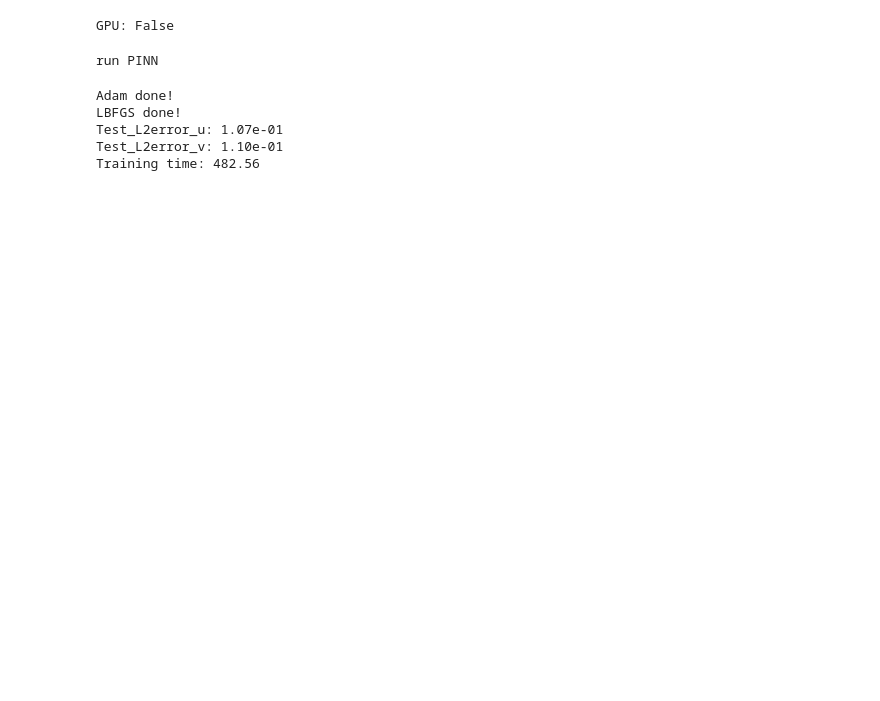
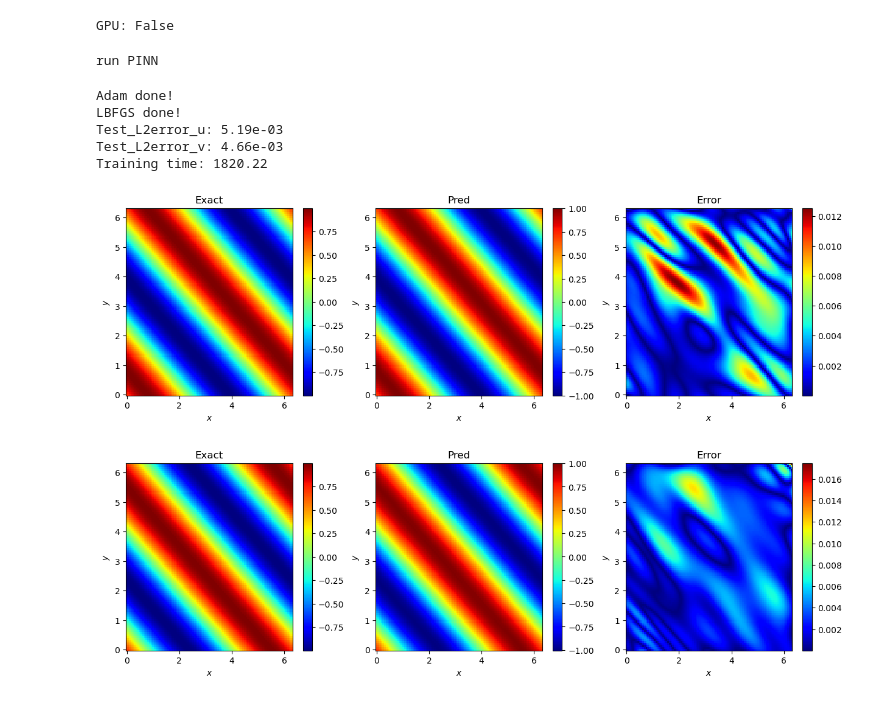
Before and after one commit to lvj0/Lvj_first, a Jupyter notebook: test_withtime_baseline.ipynb, the cells around one changed output. Drawn from its saved outputs; the diff is of its cells as text; code cells hidden in the pictures; blank space fills up the shorter version.

```diff
--- a/test_withtime_baseline.ipynb
+++ b/test_withtime_baseline.ipynb
@@ -18,7 +18,7 @@ np.random.seed(seed)
 use_gpu = torch.cuda.is_available()
 print('GPU:', use_gpu)
 adam_lr, LBFGS_lr = 0.001, 0.5
-adam_iter, LBFGS_iter = 5000, 50000
+adam_iter, LBFGS_iter = 50000, 500000
 AM_count = 20
 AM_type = 1
 AM_K = 1
@@ -488,6 +492,6 @@ model.train()
 run PINN
 Adam done!
 LBFGS done!
-Test_L2error_u: 1.07e-01
-Test_L2error_v: 1.10e-01
-Training time: 482.56
+Test_L2error_u: 5.19e-03
+Test_L2error_v: 4.66e-03
+Training time: 1820.22
@@ -493,0 +544,5 @@ Training time: 482.56
+# %%
+get_t_data(0.75)
+# %% [output]
+[figure, added]
+[figure, added]
```
Also changed, not shown: parts of 2 cells of this notebook, 1 other file.
